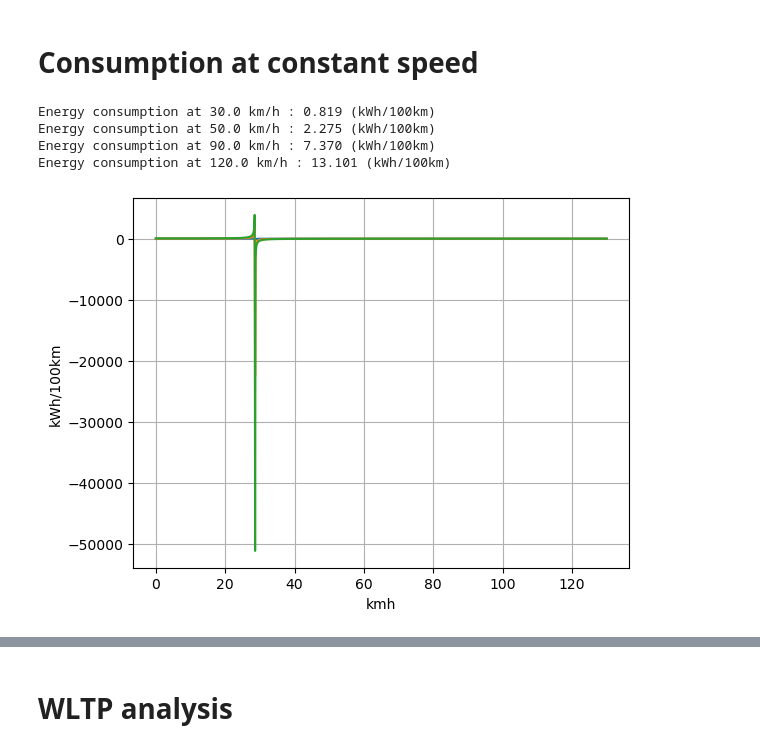
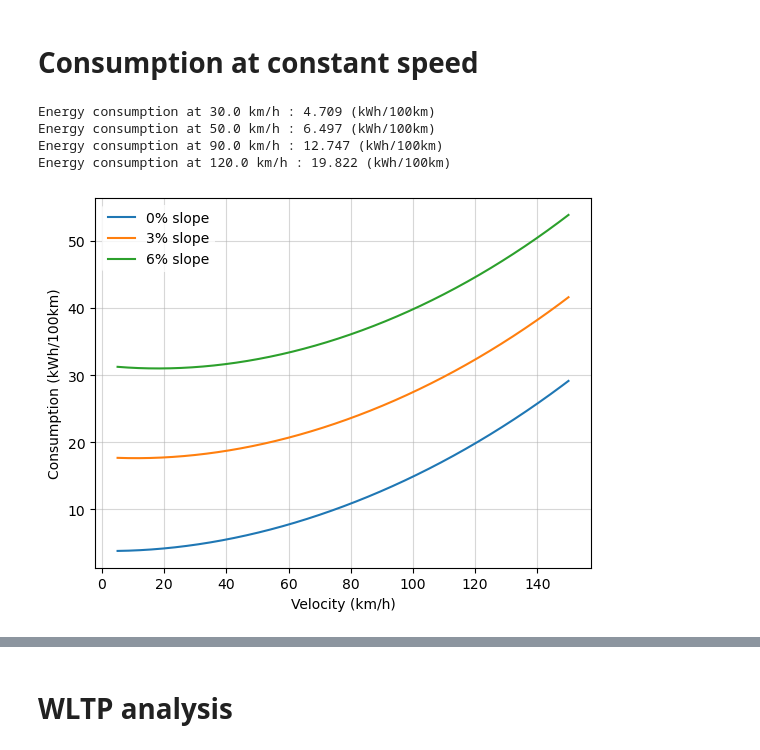
Before and after one commit to tomBeauve/MECA0527_Homeworks, a Jupyter notebook: homework1/consumption.ipynb, the cells around one changed output, grey strips where cells are left out. Cells and saved outputs as stored; diff of their text form; code cells hidden in the pictures.

Commit message:
plots improved + car data lucas corrected

```diff
--- a/homework1/consumption.ipynb
+++ b/homework1/consumption.ipynb
@@ -80,7 +255,7 @@ def efficiency_drivetrain(omega, T):
 # Resistance Force function
 # %%
 def F_res(v, theta):
-    F_rr = f_rr_0 + f_rr_2 * v**2
+    F_rr = (f_rr_0 + f_rr_2 * v**2) * m_tot * g * np.cos(theta)
     F_aero = 0.5 * rho_air * SCx * v**2
     F_slope = m_tot * g * np.sin(theta)
 
@@ -92,34 +267,55 @@ def F_acc(m_curb, m_driver, gamma, dv_dt):
 # %% [markdown]
 # Consumption at constant speed
 # %%
+
+# ====================================
+# 6A : Consumption @ constant speeds
+# ====================================
+
+
 v = np.array([30, 50, 90, 120]) / 3.6  # velocities to test, kmh to m/s
 
 
 # Energy consumption per km = F * 1km (J/km) /(1000*3600) (=>kwh/km)
 for i in range(len(v)):
+    omega = (v[i] / R_e) * i_tot
+    torque = (F_res(v[i], 0) * R_e) / (i_tot * eta_t)
+
+    F_mot = (F_res(v[i], 0)) / \
+        eta_t / (efficiency_motor(omega, torque) * eta_t)
+    energy_kwh_100km = (F_mot * 1000.0 / 36000.0)
+
     print(
-        f"Energy consumption at {v[i] * 3.6:.1f} km/h : {F_res(v[i], 0) * 1000_00 / (1000*3600):.3f} (kWh/100km)")
+        f"Energy consumption at {v[i] * 3.6:.1f} km/h : {energy_kwh_100km:.3f} (kWh/100km)")
 
+# =======================================
+# 6B : Constant speeds curves consumption
+# =======================================
 
-v = np.linspace(0, 130, 1000)/3.6
-slope_percent = np.array([0, 5, 10])  # they are there to draw multiple curves
+v = np.linspace(5, 150, 1000)/3.6  # kmh to m/s
+slope_percent = np.array([0, 3, 6])  # they are there to draw multiple curves
 slope_angle = np.arctan2(slope_percent, 100)  # = theta in the F_res fct
+
+fig, ax = plt.subplots()
+
 for i in range(len(slope_angle)):
 
     omega = (v / R_e) * i_tot
     torque = (F_res(v, slope_angle[i]) * R_e) / (i_tot * eta_t)
 
     F_mot = (F_res(v, slope_angle[i])) / \
-        eta_t / efficiency_drivetrain(omega, torque)
-    plt.plot(v*3.6, F_mot * 1000_00 / (1000*3600))
+        eta_t / efficiency_motor(omega, torque) / eta_t
+    ax.plot(v*3.6, F_mot * 1000_00 / (1000*3600),
+            label=f"{slope_percent[i]}% slope")
 
-plt.xlabel("kmh")
-plt.ylabel("kWh/100km")
-plt.grid()
+ax.set_xlabel(r"Velocity (km/h)")
+plt.ylabel(r"Consumption (kWh/100km)")
+ax.legend(loc="best", frameon=True, facecolor="white", edgecolor="none")
+plt.grid(alpha=0.5)
 plt.show()
 # %% [output]
-Energy consumption at 30.0 km/h : 0.819 (kWh/100km)
-Energy consumption at 50.0 km/h : 2.275 (kWh/100km)
-Energy consumption at 90.0 km/h : 7.370 (kWh/100km)
-Energy consumption at 120.0 km/h : 13.101 (kWh/100km)
+Energy consumption at 30.0 km/h : 4.709 (kWh/100km)
+Energy consumption at 50.0 km/h : 6.497 (kWh/100km)
+Energy consumption at 90.0 km/h : 12.747 (kWh/100km)
+Energy consumption at 120.0 km/h : 19.822 (kWh/100km)
-[figure, old version]
+[figure, new version]
```
Also changed, not shown: parts of 10 cells of this notebook, 3 other files.
